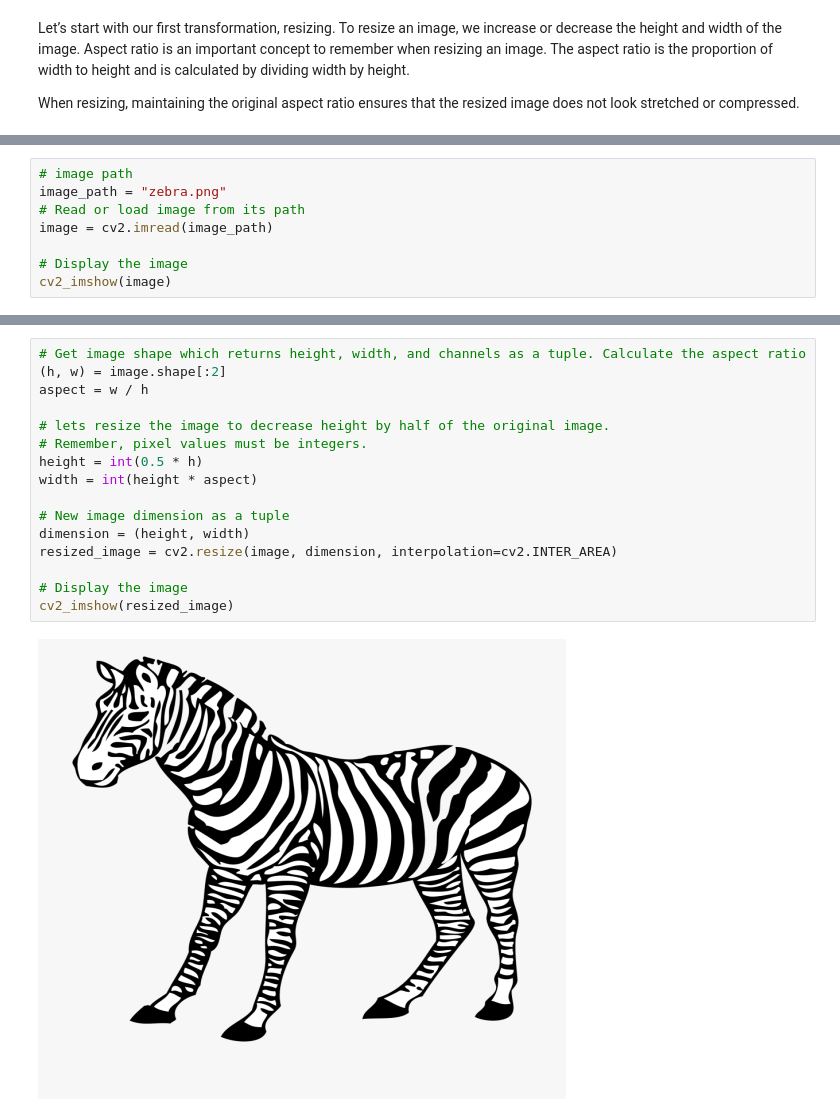
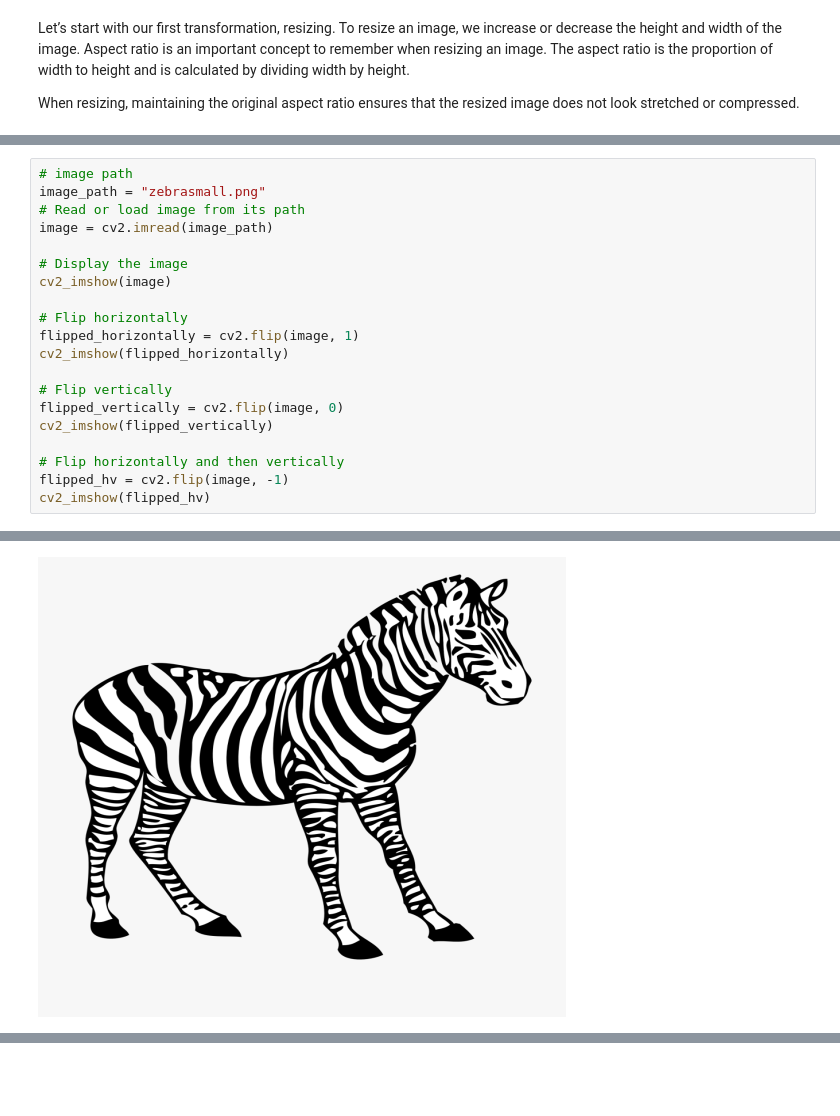
Before and after one commit to rahiakela/building-computer-vision-applications-using-artificial-neural-networks, a Jupyter notebook: 3_techniques_of_image_processing.ipynb, the cells around one changed output, grey strips where cells are left out. Saved outputs shown, nothing was run; the diff lists cells and outputs as text; blank space fills up the shorter version.

```diff
--- a/3_techniques_of_image_processing.ipynb
+++ b/3_techniques_of_image_processing.ipynb
@@ -35,9 +158,21 @@ When resizing, maintaining the original aspect ratio ensures that the resized im
 # %%
 # image path
-image_path = "zebra.png"
+image_path = "zebrasmall.png"
 # Read or load image from its path
 image = cv2.imread(image_path)
 
 # Display the image
 cv2_imshow(image)
+
+# Flip horizontally
+flipped_horizontally = cv2.flip(image, 1)
+cv2_imshow(flipped_horizontally)
+
+# Flip vertically
+flipped_vertically = cv2.flip(image, 0)
+cv2_imshow(flipped_vertically)
+
+# Flip horizontally and then vertically
+flipped_hv = cv2.flip(image, -1)
+cv2_imshow(flipped_hv)
 # %% [output]
@@ -44,0 +180 @@ cv2_imshow(image)
+[figure, added]
@@ -45,18 +182,0 @@ cv2_imshow(image)
-# %%
-# Get image shape which returns height, width, and channels as a tuple. Calculate the aspect ratio
-(h, w) = image.shape[:2]
-aspect = w / h
-
-# lets resize the image to decrease height by half of the original image.
-# Remember, pixel values must be integers.
-height = int(0.5 * h)
-width = int(height * aspect)
-
-# New image dimension as a tuple
-dimension = (height, width)
-resized_image = cv2.resize(image, dimension, interpolation=cv2.INTER_AREA)
-
-# Display the image
-cv2_imshow(resized_image)
-# %% [output]
-[figure, removed]
```
Also changed, not shown: parts of 18 cells of this notebook.
